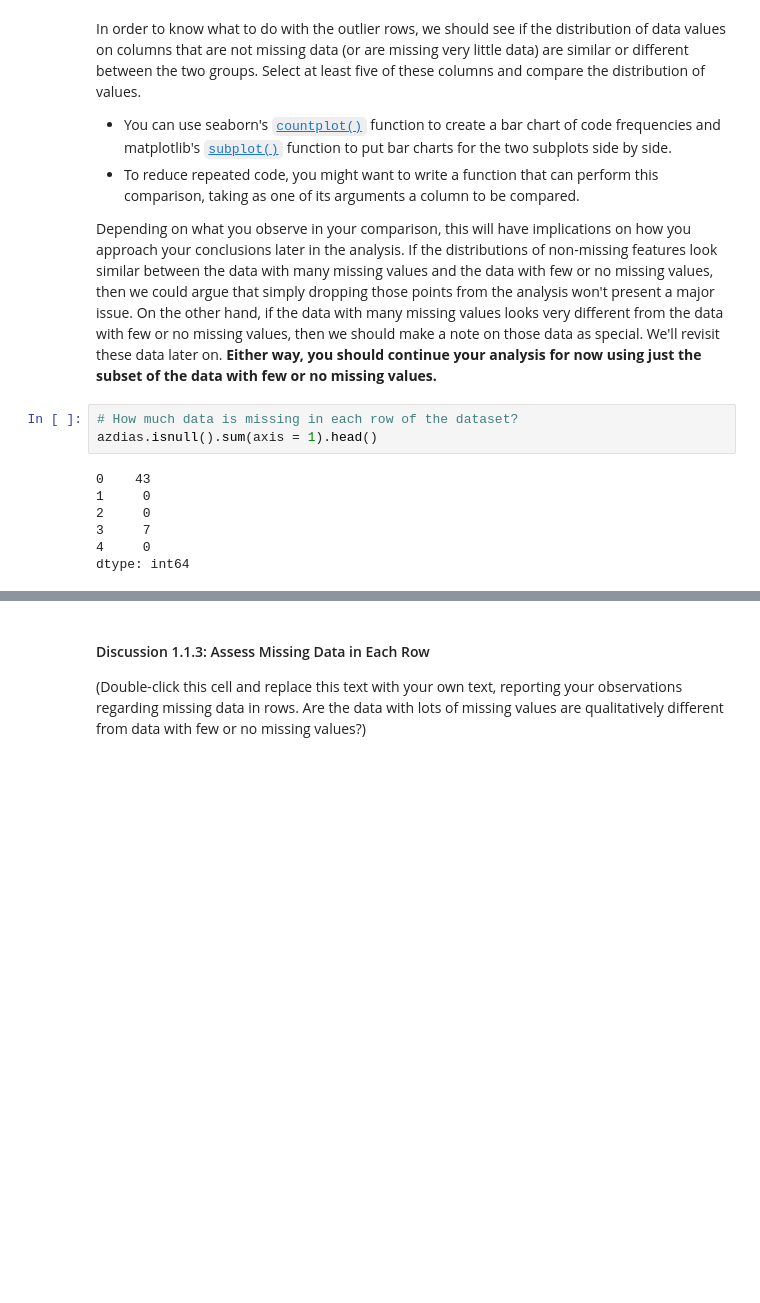
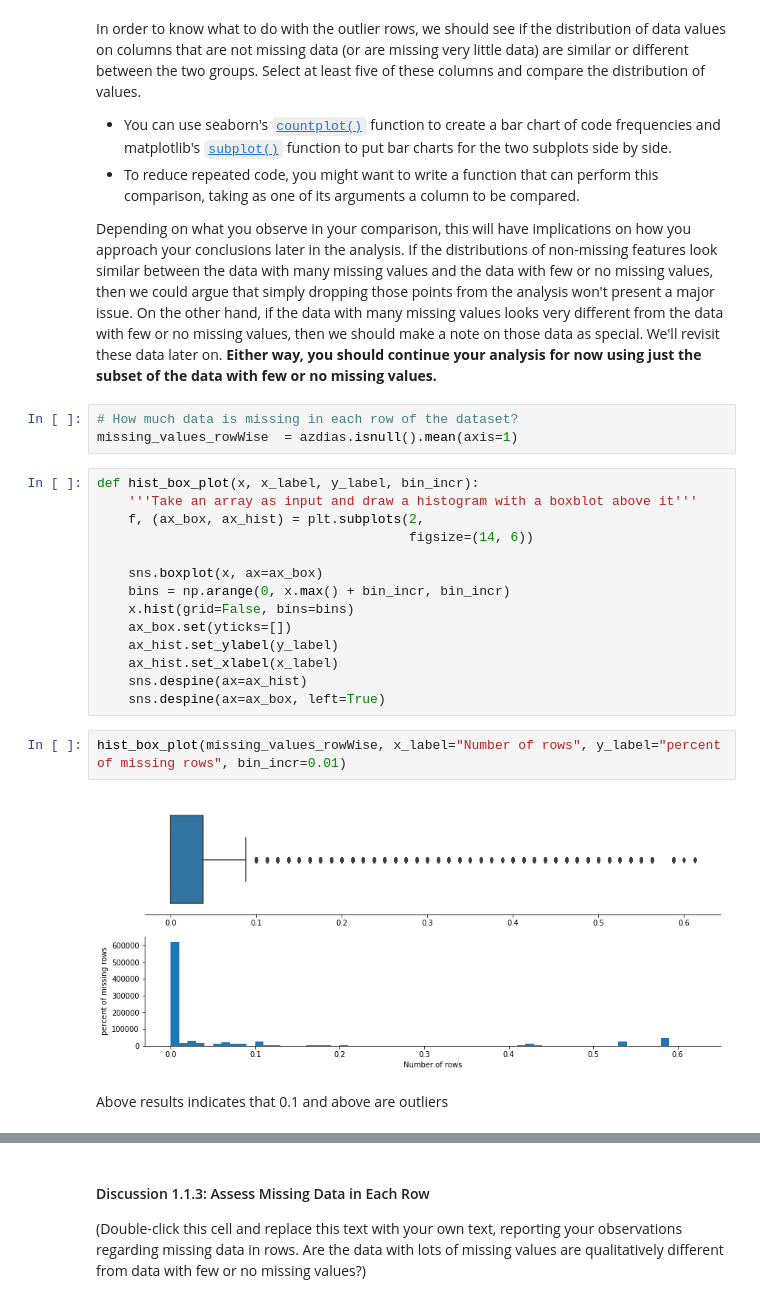
Before and after one commit to emrahsariboz/Machine-learning-portfolio, a Jupyter notebook: projects/Customer Segmentation/Identify_Customer_Segments.ipynb, the cells around one changed output, grey strips where cells are left out. Saved outputs shown, nothing was run; the diff lists cells and outputs as text; blank space fills up the shorter version.

```diff
--- a/projects/Customer Segmentation/Identify_Customer_Segments.ipynb
+++ b/projects/Customer Segmentation/Identify_Customer_Segments.ipynb
@@ -227,14 +216,27 @@ In order to know what to do with the outlier rows, we should see if the distribu
 Depending on what you observe in your comparison, this will have implications on how you approach your conclusions later in the analysis. If the distributions of non-missing features look similar between the data with many missing values and the data with few or no missing values, then we could argue that simply dropping those points from the analysis won't present a major issue. On the other hand, if the data with many missing values looks very different from the data with few or no missing values, then we should make a note on those data as special. We'll revisit these data later on. **Either way, you should continue your analysis for now using just the subset of the data with few or no missing values.**
 # %%
 # How much data is missing in each row of the dataset?
-azdias.isnull().sum(axis = 1).head()
+missing_values_rowWise  = azdias.isnull().mean(axis=1)
-# %% [output]
-0    43
-1     0
-2     0
-3     7
-4     0
-dtype: int64
+# %%
+def hist_box_plot(x, x_label, y_label, bin_incr):
+    '''Take an array as input and draw a histogram with a boxblot above it'''
+    f, (ax_box, ax_hist) = plt.subplots(2,
+                                        figsize=(14, 6))
+
+    sns.boxplot(x, ax=ax_box)
+    bins = np.arange(0, x.max() + bin_incr, bin_incr)
+    x.hist(grid=False, bins=bins)
+    ax_box.set(yticks=[])
+    ax_hist.set_ylabel(y_label)
+    ax_hist.set_xlabel(x_label)
+    sns.despine(ax=ax_hist)
+    sns.despine(ax=ax_box, left=True)
+# %%
+hist_box_plot(missing_values_rowWise, x_label="Number of rows", y_label="percent of missing rows", bin_incr=0.01)
+# %% [output]
+[figure, added]
+# %% [markdown]
+Above results indicates that 0.1 and above are outliers
 # %%
 # Write code to divide the data into two subsets based on the number of missing
 # values in each row.
```
Also changed, not shown: parts of 7 cells of this notebook.
